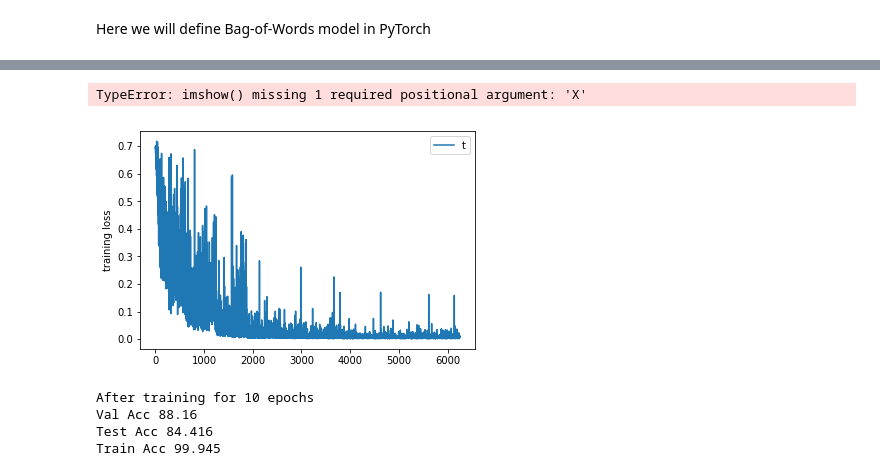
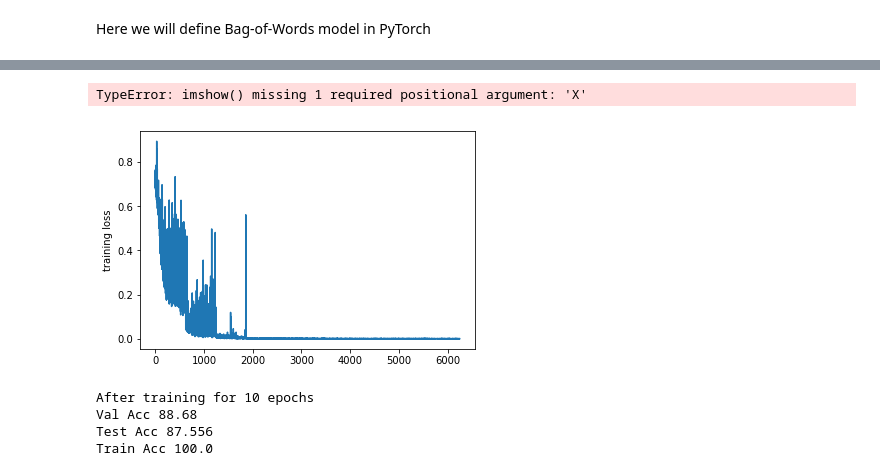
Before and after one commit to ziming-qiu/NLP_HW1, a Jupyter notebook: NLP_HW1_BOW.ipynb, the cells around one changed output, grey strips where cells are left out. Saved outputs shown, nothing was run; the diff lists cells and outputs as text; code cells hidden in the pictures.

```diff
--- a/NLP_HW1_BOW.ipynb
+++ b/NLP_HW1_BOW.ipynb
@@ -6,9 +6,9 @@ import pandas as pd
 from tqdm import tqdm
 # %%
 max_vocab_size = 70000
-MAX_SENTENCE_LENGTH = 400
+MAX_SENTENCE_LENGTH = 800
 emb_dim = 100
-n_gram_model = 1
+n_gram_model = 2
 optimizer_flag = 1 #0 for SGD, 1 for Adam
 # %%
 def load_train_test_imdb_data(data_dir):
@@ -494,12 +504,11 @@ Epoch: [10/10], Step: [601/625], Validation Acc: 88.16, validation_num: 5000
 # %%
 import matplotlib.pyplot as plt
 plt.plot(loss_list)
 plt.ylabel('training loss')
-plt.legend('the trainging curve')
 plt.imshow()
 # %% [output]
 TypeError: imshow() missing 1 required positional argument: 'X'
-[figure, old version]
+[figure, new version]
 # %%
 print ("After training for {} epochs".format(num_epochs))
 print ("Val Acc {}".format(test_model(val_loader, model)[0]))
@@ -507,9 +516,9 @@ print ("Test Acc {}".format(test_model(test_loader, model)[0]))
 print ("Train Acc {}".format(test_model(train_loader, model)[0]))
 # %% [output]
 After training for 10 epochs
-Val Acc 88.16
-Test Acc 84.416
-Train Acc 99.945
+Val Acc 88.68
+Test Acc 87.556
+Train Acc 100.0
 # %%
 good_num = 3
 good_sample = []
```
Also changed, not shown: parts of 9 cells of this notebook.
